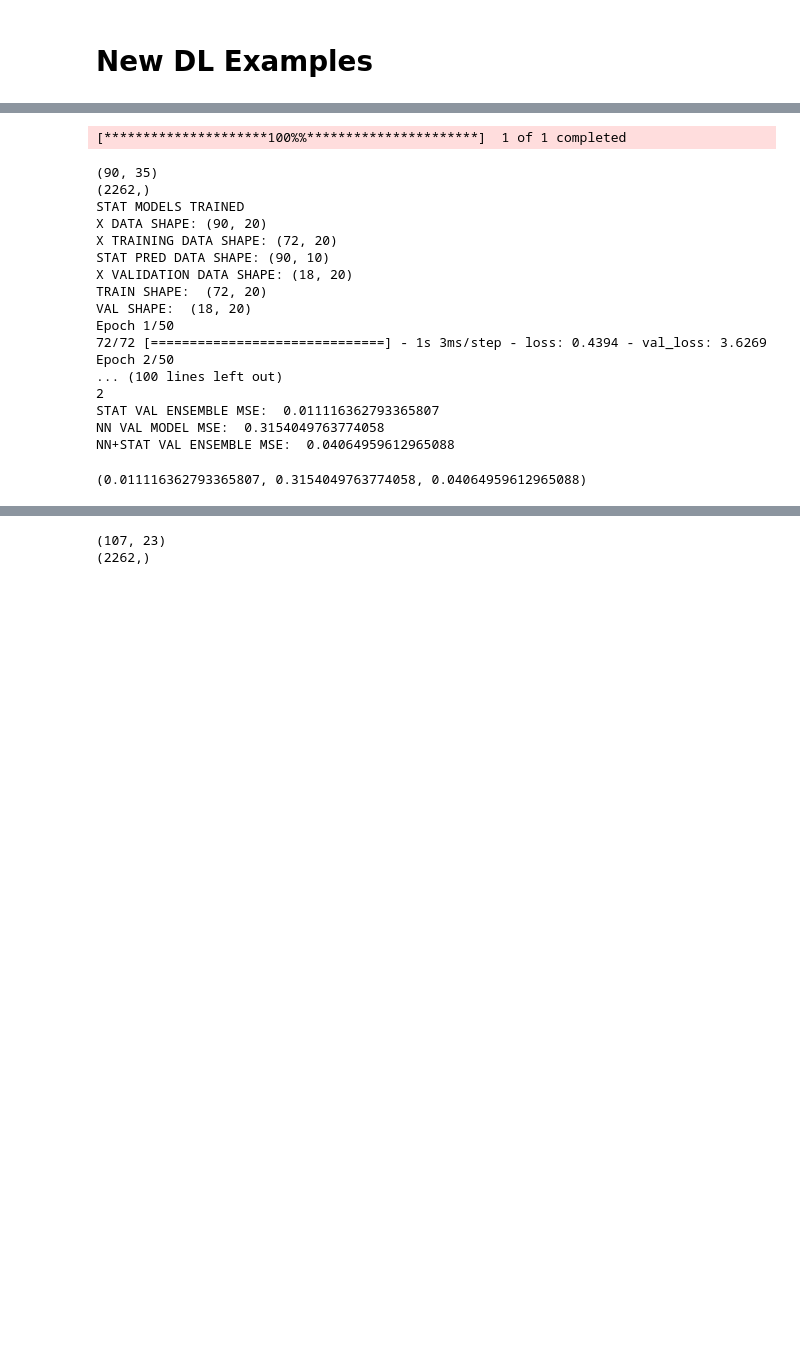
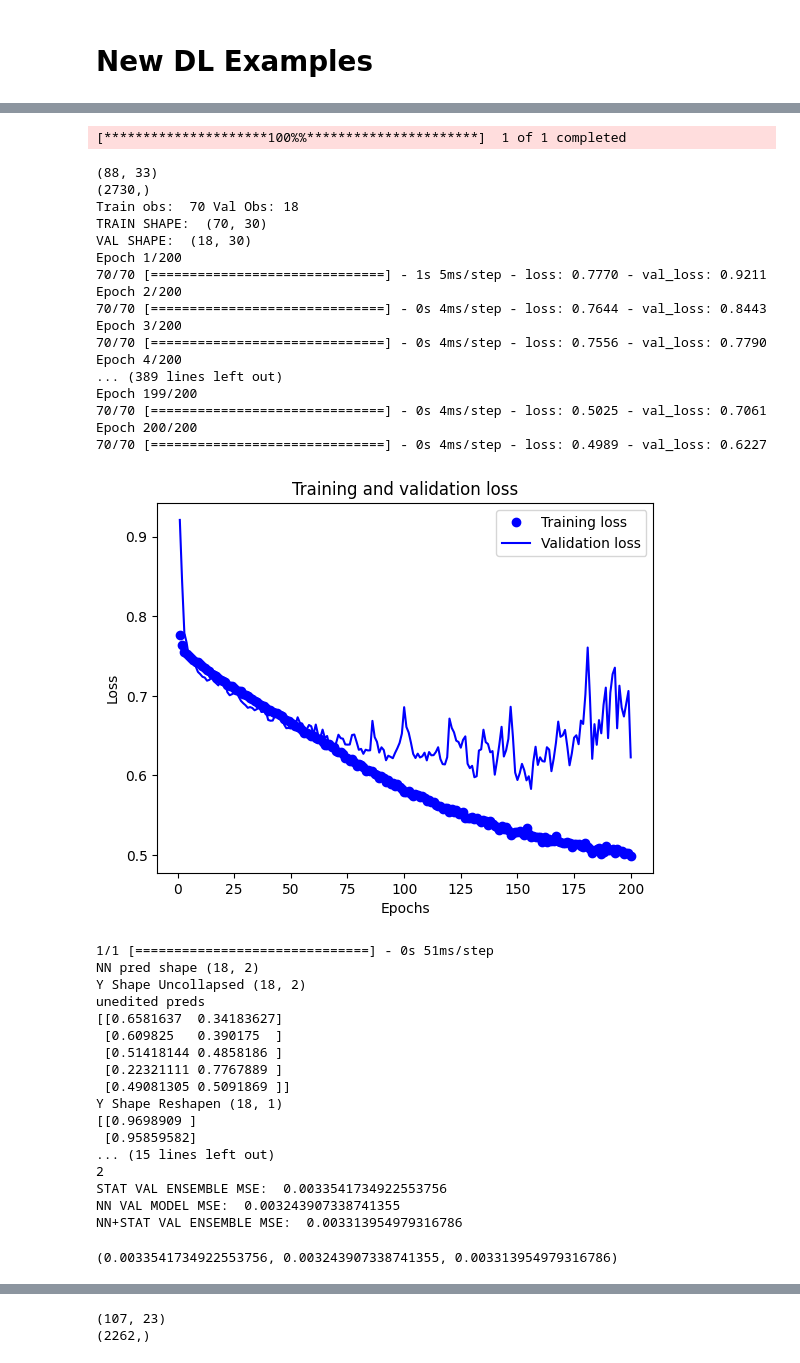
Before and after one commit to corwindark/6600-final-project, a Jupyter notebook: dl_ens_exploration.ipynb, the cells around one changed output, grey strips where cells are left out. Saved outputs shown, nothing was run; the diff lists cells and outputs as text; code cells hidden in the pictures; blank space fills up the shorter version.

```diff
--- a/dl_ens_exploration.ipynb
+++ b/dl_ens_exploration.ipynb
@@ -491,7 +491,7 @@ def new_dotPredFunction(dataIn, windowSize):
     predictionList = fit1.predict(windowSize)
     return predictionList.get('mean')
 # %%
-def stat_true_window_cross_val(unsplitdata, model_names, predReturnFunctions, train_window = 10, test_window = 1):
+def stat_true_window_cross_val(unsplitdata, model_names, predReturnFunctions, train_window = 10, test_window = 1, nn_task = 'regression'):
     totalPredictions = pd.Series(dtype = 'float64')
     windows = len(unsplitdata) // (train_window + test_window)
     columns = train_window + (test_window * (1 + len(model_names)))
@@ -743,47 +989,65 @@ def full_single_nn_wrapper(
 # %%
 # Hyper parameters
 L1=0
 L2=1e-3
 callback = keras.callbacks.EarlyStopping(monitor='loss',patience=20)
 
 
 
 
-full_single_nn_wrapper(
+full_single_nn_wrapper2(
     "feedforward",
-    "regression",
+    "classification",
     0.8,
     "SPY",
     model_names = ['auto_arima','complex_smoothing'],
     predReturnFunctions = [new_aaPredFunction, new_cesPredFunction],
-    start_date_in = '2023-12-15',
-    end_date_in = '2024-01-30',
+    start_date_in = '2023-12-25',
+    end_date_in = '2024-02-15',
     interval_in = '5m',
     split = False,
     train_size = 2000,
-    train_window = 20,
-    test_window = 5,
+    train_window = 30,
+    test_window = 1,
     verbose = 1)
 # %% [output]
 [*********************100%%**********************]  1 of 1 completed
-(90, 35)
-(2262,)
-STAT MODELS TRAINED
-X DATA SHAPE: (90, 20)
-X TRAINING DATA SHAPE: (72, 20)
-STAT PRED DATA SHAPE: (90, 10)
-X VALIDATION DATA SHAPE: (18, 20)
-TRAIN SHAPE:  (72, 20)
-VAL SHAPE:  (18, 20)
-Epoch 1/50
-72/72 [==============================] - 1s 3ms/step - loss: 0.4394 - val_loss: 3.6269
-Epoch 2/50
-... (100 lines left out)
-2
-STAT VAL ENSEMBLE MSE:  0.011116362793365807
-NN VAL MODEL MSE:  0.3154049763774058
-NN+STAT VAL ENSEMBLE MSE:  0.04064959612965088
+(88, 33)
+(2730,)
+Train obs:  70 Val Obs: 18
+TRAIN SHAPE:  (70, 30)
+VAL SHAPE:  (18, 30)
+Epoch 1/200
+70/70 [==============================] - 1s 5ms/step - loss: 0.7770 - val_loss: 0.9211
+Epoch 2/200
+70/70 [==============================] - 0s 4ms/step - loss: 0.7644 - val_loss: 0.8443
+Epoch 3/200
+70/70 [==============================] - 0s 4ms/step - loss: 0.7556 - val_loss: 0.7790
+Epoch 4/200
+... (389 lines left out)
+Epoch 199/200
+70/70 [==============================] - 0s 4ms/step - loss: 0.5025 - val_loss: 0.7061
+Epoch 200/200
+70/70 [==============================] - 0s 4ms/step - loss: 0.4989 - val_loss: 0.6227
+[figure, added]
-(0.011116362793365807, 0.3154049763774058, 0.04064959612965088)
+1/1 [==============================] - 0s 51ms/step
+NN pred shape (18, 2)
+Y Shape Uncollapsed (18, 2)
+unedited preds
+[[0.6581637  0.34183627]
+ [0.609825   0.390175  ]
+ [0.51418144 0.4858186 ]
+ [0.22321111 0.7767889 ]
+ [0.49081305 0.5091869 ]]
+Y Shape Reshapen (18, 1)
+[[0.9698909 ]
+ [0.95859582]
+... (15 lines left out)
+2
+STAT VAL ENSEMBLE MSE:  0.0033541734922553756
+NN VAL MODEL MSE:  0.003243907338741355
+NN+STAT VAL ENSEMBLE MSE:  0.003313954979316786
+(0.0033541734922553756, 0.003243907338741355, 0.003313954979316786)
 # %%
 """full_test = prep_ticker('QQQ', intervals = "5m", start_date = '2023-12-15', end_date = '2024-01-30', split = False)
 
```
Also changed, not shown: parts of 7 cells of this notebook.
